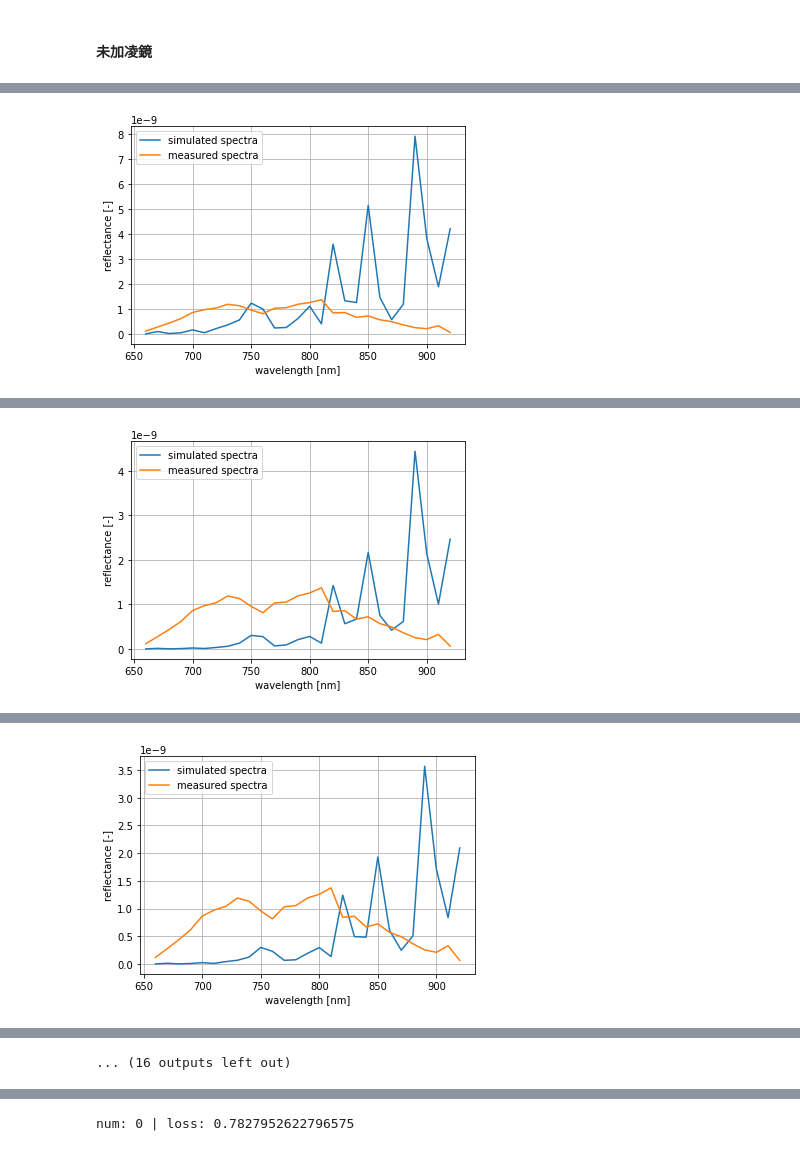
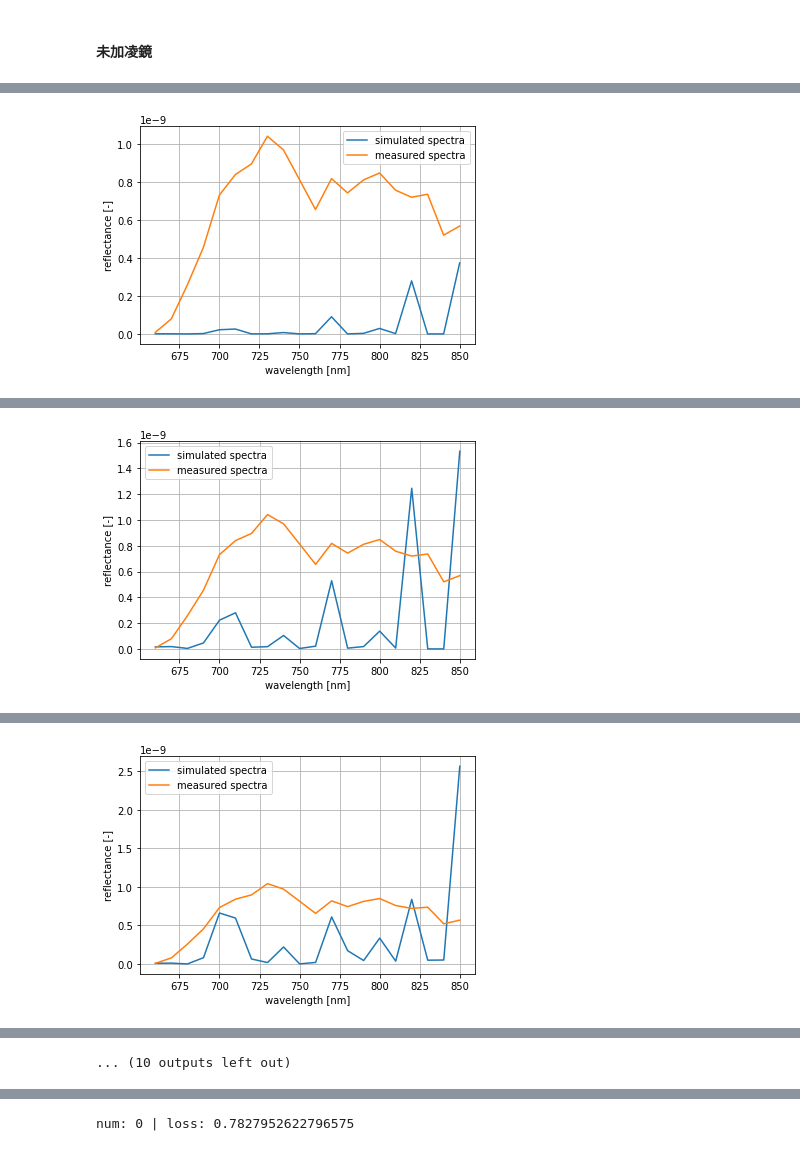
Before and after one commit to ToastCheng/ijv, a Jupyter notebook: n_fitting-Copy1.ipynb, the cells around one changed output, grey strips where cells are left out. Drawn from its saved outputs; the diff is of its cells as text; code cells hidden in the pictures.

```diff
--- a/n_fitting-Copy1.ipynb
+++ b/n_fitting-Copy1.ipynb
@@ -41,7 +41,7 @@ x_range = {
     "idx": None,
     "sb": (0, 0.1),
     "ss": (0.9, 1.0),
-    "sw": (0, 0.5),
+    "sw": (0, 1.0),
     "sf": (0, 0.5),
     "sm": (0, 0.5),
 
@@ -131,8 +131,8 @@ min_prism = idx + "_min" + ".json"
 # %%
 mch = MCHHandler()
 # %%
-# mch.load_config(max_no_prism)
-# s_max, r_max = mch.run_wmc(args)
+mch.load_config(max_no_prism)
+s_max, r_max = mch.run_wmc(args)
 # %%
 mch.load_config(min_no_prism)
 s_min, r_min = mch.run_wmc(args)
@@ -146,11 +158,10 @@ d.groupby("detector_idx").mean()
 #### 活體光譜
 # %%
 # df = pd.read_csv("data/calibrated/20190507/IJV/20190507_1_1.csv")
-# df = pd.read_csv("data/calibrated/20190502/IJV/20190502_1_2.csv")
-# df = pd.read_csv("data/calibrated/20190510/IJV/20190510_1_2.csv")
+# df = pd.read_csv("data/calibrated/20190502/IJV/20190502_1_1.csv")
+# df = pd.read_csv("data/calibrated/20190510/IJV/20190510_1_1.csv")
 # df = pd.read_csv("data/calibrated/20190511/IJV/20190511_1_1.csv")
-df = pd.read_csv("data/calibrated/20190524/IJV/20190524_1_1.csv")
-
-
-
-df.head(1)
+# df = pd.read_csv("data/calibrated/20190524_split/IJV/20190524_7_1.csv")
+# df = pd.read_csv("data/calibrated/20190524_split/IJV/20190524_split_7_1.csv")
+df = pd.read_csv("data/calibrated/20190524_split/IJV/20190524_split_7_2.csv")
+# df = pd.read_csv("data/calibrated/20190524_split/IJV/20190524_split_7_3.csv")
@@ -160,2 +168,18 @@ df.head(1)
 # %% [markdown]
 #### 比較波型和強度
+# %%
+i = randint(1, 1000)
+print(i)
+for i, s in enumerate(s_min[i:i+1]):
+    s = s[0, :20]
+    live = df["max"][:20]
+
+    print("num: {} | loss: {}".format(i, loss))
+
+    plt.plot(wl[:20], s, label="simulated spectra")
+#         plt.plot(wl[:20], live, label="measured spectra")
+    plt.xlabel("wavelength [nm]")
+    plt.ylabel("reflectance [-]")
+    plt.legend()
+    plt.grid()
+    plt.show()
@@ -165,12 +193,14 @@ df.head(1)
 # IJV舒張
 loss = 100
 for i, s in enumerate(s_min):
-    if np.sqrt((s[1,:]-df["max"])**2).mean()/df["max"].mean() < loss:
-        loss = np.sqrt((s[1, :] - df["max"])**2).mean()/df["max"].mean()
+    s = s[0, :20]
+    live = df["max"][:20]
+    if np.sqrt((s- live)**2).mean()/live.mean() < loss:
+        loss = np.sqrt((s - live)**2).mean()/live.mean()
         print("num: {} | loss: {}".format(i, loss))
 
-        plt.plot(wl, s[1, :], label="simulated spectra")
-        plt.plot(wl, df["max"], label="measured spectra")
+        plt.plot(wl[:20], s, label="simulated spectra")
+        plt.plot(wl[:20], live, label="measured spectra")
         plt.xlabel("wavelength [nm]")
         plt.ylabel("reflectance [-]")
         plt.legend()
@@ -181 +211 @@ num: 0 | loss: 1.82568613565139
-[figure, old version]
+[figure, new version]
@@ -183 +213 @@ num: 1 | loss: 1.2560215761364586
-[figure, old version]
+[figure, new version]
@@ -185 +215 @@ num: 5 | loss: 1.1524377520528886
-[figure, old version]
+[figure, new version]
@@ -192 +222 @@ num: 36 | loss: 0.9659353656367343
-... (16 outputs left out)
+... (10 outputs left out)
```
Also changed, not shown: parts of 10 cells of this notebook, 8 other files.
